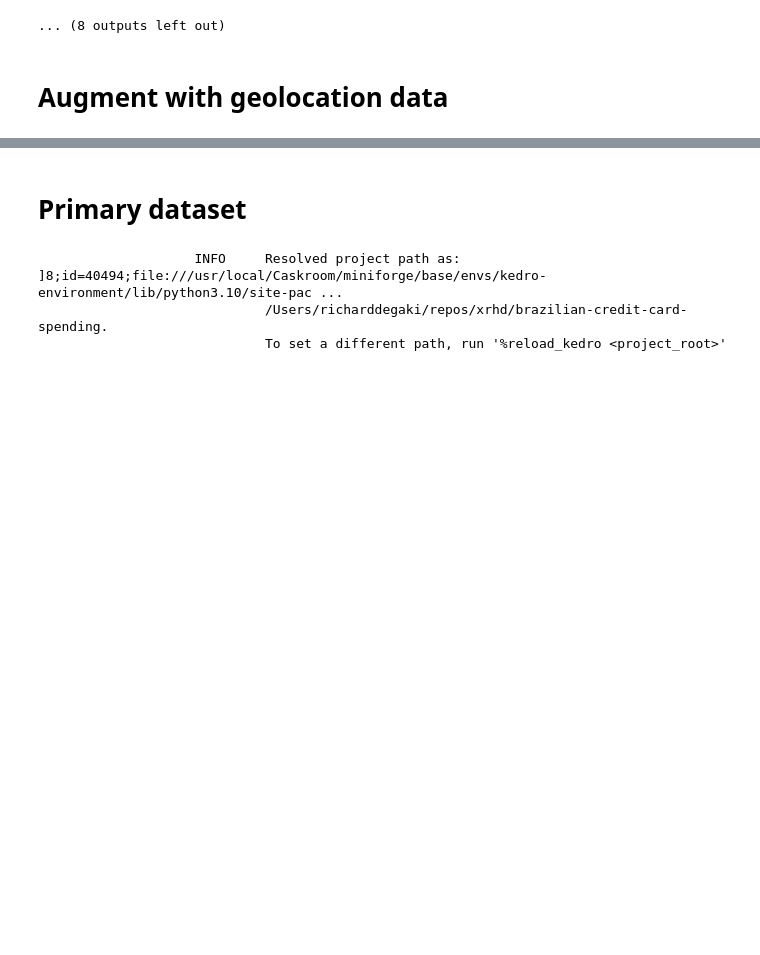
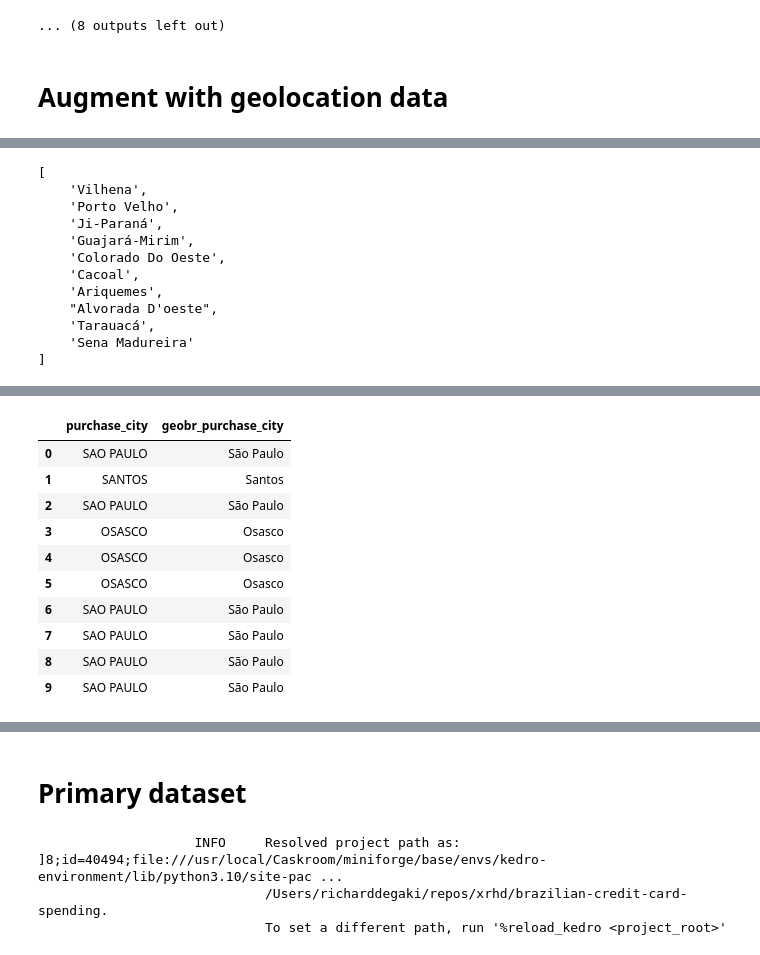
Before and after one commit to xrhd/brazilian-credit-card-spending, a Jupyter notebook: notebooks/01_Explore.ipynb, the cells around one changed output, grey strips where cells are left out. Cells and saved outputs as stored; diff of their text form; code cells hidden in the pictures; blank space fills up the shorter version.

```diff
--- a/notebooks/01_Explore.ipynb
+++ b/notebooks/01_Explore.ipynb
@@ -402,0 +416,9 @@ micro_region[['abbrev_state', 'name_state', 'name_micro']]
+# %%
+from thefuzz import process
+
+name_micro = micro_region['name_micro'].values.tolist()
+display(name_micro[:10])
+
+mib['geobr_purchase_city'] = mib['purchase_city'].apply(lambda x: process.extractOne(x, name_micro)[0])
+display(mib[['purchase_city', 'geobr_purchase_city']].head(10))
+# %% [output]
@@ -402,0 +426,12 @@ micro_region[['abbrev_state', 'name_state', 'name_micro']]
+[
+    'Vilhena',
+    'Porto Velho',
+    'Ji-Paraná',
+    'Guajará-Mirim',
+    'Colorado Do Oeste',
+    'Cacoal',
+    'Ariquemes',
+    "Alvorada D'oeste",
+    'Tarauacá',
+    'Sena Madureira'
+]
@@ -402,0 +439,11 @@ micro_region[['abbrev_state', 'name_state', 'name_micro']]
+|  | purchase_city | geobr_purchase_city |
+| 0 | SAO PAULO | São Paulo |
+| 1 | SANTOS | Santos |
+| 2 | SAO PAULO | São Paulo |
+| 3 | OSASCO | Osasco |
+| 4 | OSASCO | Osasco |
+| 5 | OSASCO | Osasco |
+| 6 | SAO PAULO | São Paulo |
+| 7 | SAO PAULO | São Paulo |
+| 8 | SAO PAULO | São Paulo |
+| 9 | SAO PAULO | São Paulo |
```
Also changed, not shown: parts of 4 cells of this notebook, 2 other files.
